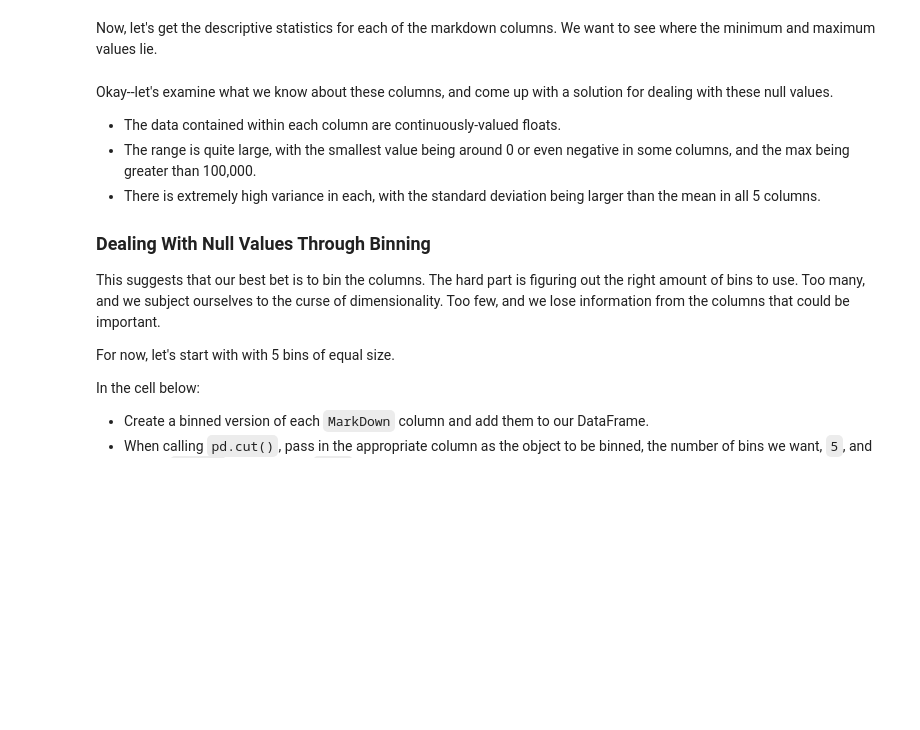
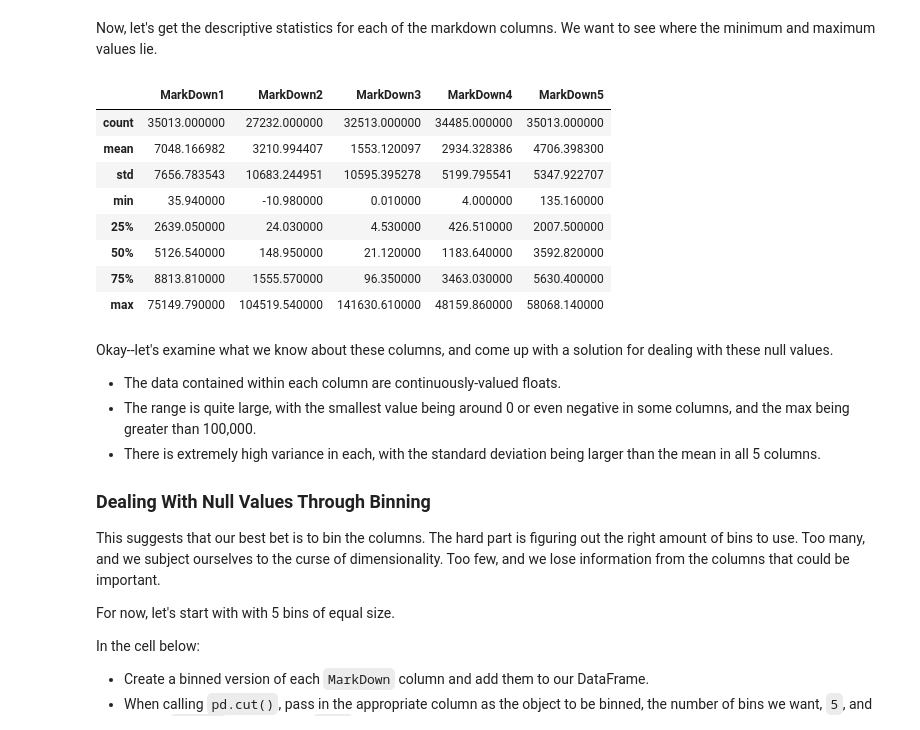
Before and after one commit to L-Lewis/dsc-1-12-06-scrubbing-our-data-lab-online-ds-ft-011419, a Jupyter notebook: index.ipynb, the cells around one changed output. Drawn from its saved outputs; the diff is of its cells as text; code cells hidden in the pictures; blank space fills up the shorter version.

```diff
--- a/index.ipynb
+++ b/index.ipynb
@@ -191,5 +256,17 @@ Let's investigate these columns further.  In the cell below, get the top 20 valu
 # %% [markdown]
 Now, let's get the descriptive statistics for each of the markdown columns. We want to see where the minimum and maximum values lie.
+# %%
+df[['MarkDown1', 'MarkDown2', 'MarkDown3', 'MarkDown4', 'MarkDown5']].describe()
+# %% [output]
+|  | MarkDown1 | MarkDown2 | MarkDown3 | MarkDown4 | MarkDown5 |
+| count | 35013.000000 | 27232.000000 | 32513.000000 | 34485.000000 | 35013.000000 |
+| mean | 7048.166982 | 3210.994407 | 1553.120097 | 2934.328386 | 4706.398300 |
+| std | 7656.783543 | 10683.244951 | 10595.395278 | 5199.795541 | 5347.922707 |
+| min | 35.940000 | -10.980000 | 0.010000 | 4.000000 | 135.160000 |
+| 25% | 2639.050000 | 24.030000 | 4.530000 | 426.510000 | 2007.500000 |
+| 50% | 5126.540000 | 148.950000 | 21.120000 | 1183.640000 | 3592.820000 |
+| 75% | 8813.810000 | 1555.570000 | 96.350000 | 3463.030000 | 5630.400000 |
+| max | 75149.790000 | 104519.540000 | 141630.610000 | 48159.860000 | 58068.140000 |
 # %% [markdown]
 Okay--let's examine what we know about these columns, and come up with a solution for dealing with these null values.
 
```
Also changed, not shown: parts of 18 cells of this notebook.
